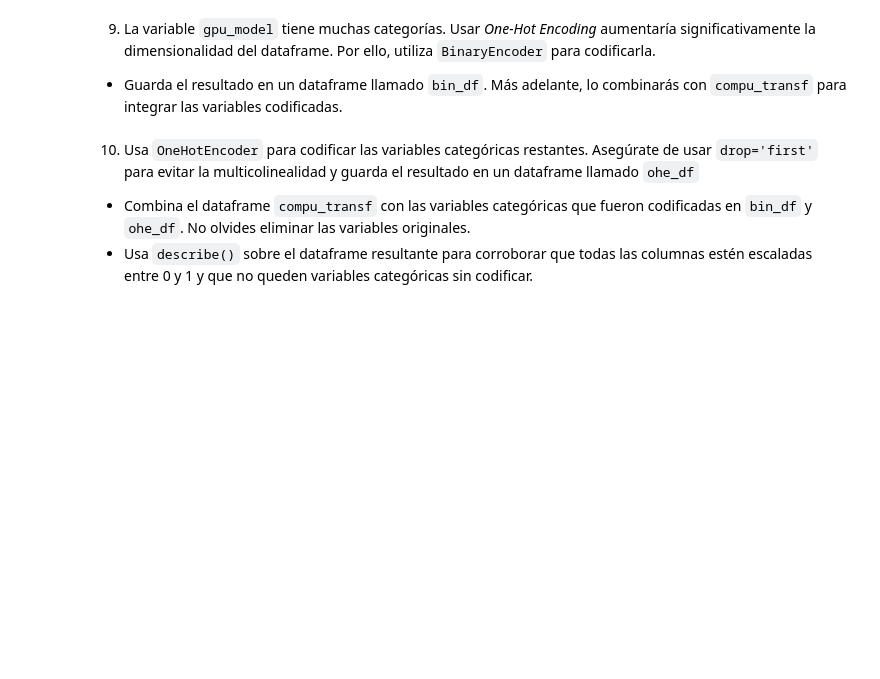
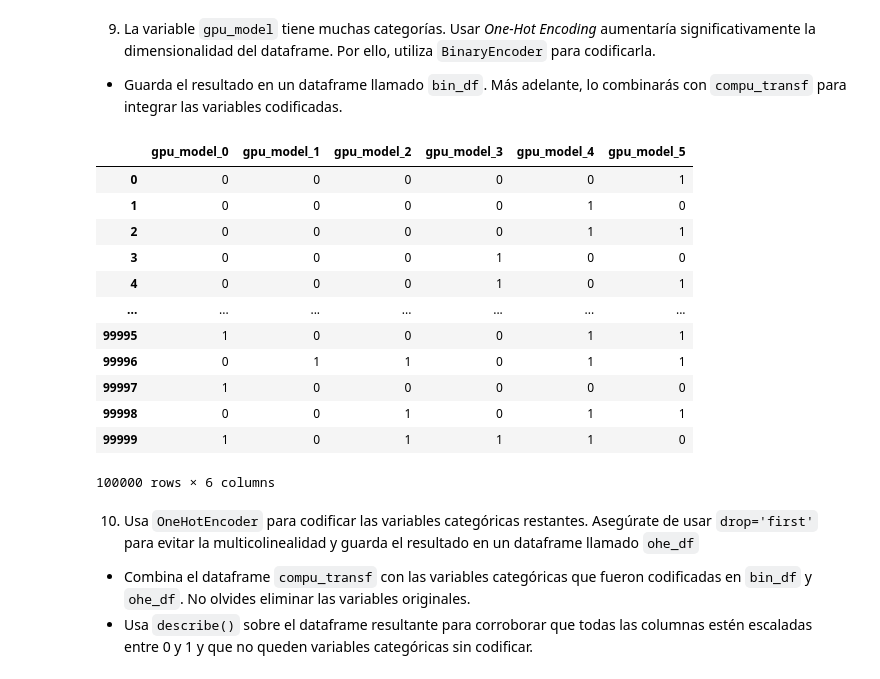
Before and after one commit to carloshgalvan95/Ciencia_Analitica_Datos, a Jupyter notebook: Modules/03_module/actividades/06_actividad/Actividad6FE_A01797969.ipynb, the cells around one changed output. Saved outputs shown, nothing was run; the diff lists cells and outputs as text; code cells hidden in the pictures; blank space fills up the shorter version.

```diff
--- a/Modules/03_module/actividades/06_actividad/Actividad6FE.ipynb
+++ b/Modules/03_module/actividades/06_actividad/Actividad6FE_A01797969.ipynb
@@ -741,6 +829,27 @@ Nota: Ambos cambios deben efectuarse sobre la columna original, de manera que qu
 # %% [markdown]
 9. La variable `gpu_model` tiene muchas categorías. Usar *One-Hot Encoding* aumentaría significativamente la dimensionalidad del dataframe. Por ello, utiliza `BinaryEncoder` para codificarla.
 * Guarda el resultado en un dataframe llamado `bin_df`. Más adelante, lo combinarás con `compu_transf` para integrar las variables codificadas.
+# %%
+# Inicializamos la instancia de codificacion binaria
+binary_encoder = BinaryEncoder()
+
+# Aplicamos el encoding y guardamos el resultado en bin_df
+bin_df =binary_encoder.fit_transform(compu_trans[["gpu_model"]])
+display(bin_df)
+# %% [output]
+|  | gpu_model_0 | gpu_model_1 | gpu_model_2 | gpu_model_3 | gpu_model_4 | gpu_model_5 |
+| 0 | 0 | 0 | 0 | 0 | 0 | 1 |
+| 1 | 0 | 0 | 0 | 0 | 1 | 0 |
+| 2 | 0 | 0 | 0 | 0 | 1 | 1 |
+| 3 | 0 | 0 | 0 | 1 | 0 | 0 |
+| 4 | 0 | 0 | 0 | 1 | 0 | 1 |
+| ... | ... | ... | ... | ... | ... | ... |
+| 99995 | 1 | 0 | 0 | 0 | 1 | 1 |
+| 99996 | 0 | 1 | 1 | 0 | 1 | 1 |
+| 99997 | 1 | 0 | 0 | 0 | 0 | 0 |
+| 99998 | 0 | 0 | 1 | 0 | 1 | 1 |
+| 99999 | 1 | 0 | 1 | 1 | 1 | 0 |
+100000 rows × 6 columns
 # %% [markdown]
 10. Usa `OneHotEncoder` para codificar las variables categóricas restantes. Asegúrate de usar `drop='first'` para evitar la multicolinealidad y guarda el resultado en un dataframe llamado `ohe_df`
 * Combina el dataframe `compu_transf` con las variables categóricas que fueron codificadas en `bin_df` y `ohe_df`. No olvides eliminar las variables originales.
```
Also changed, not shown: parts of 15 cells of this notebook.
